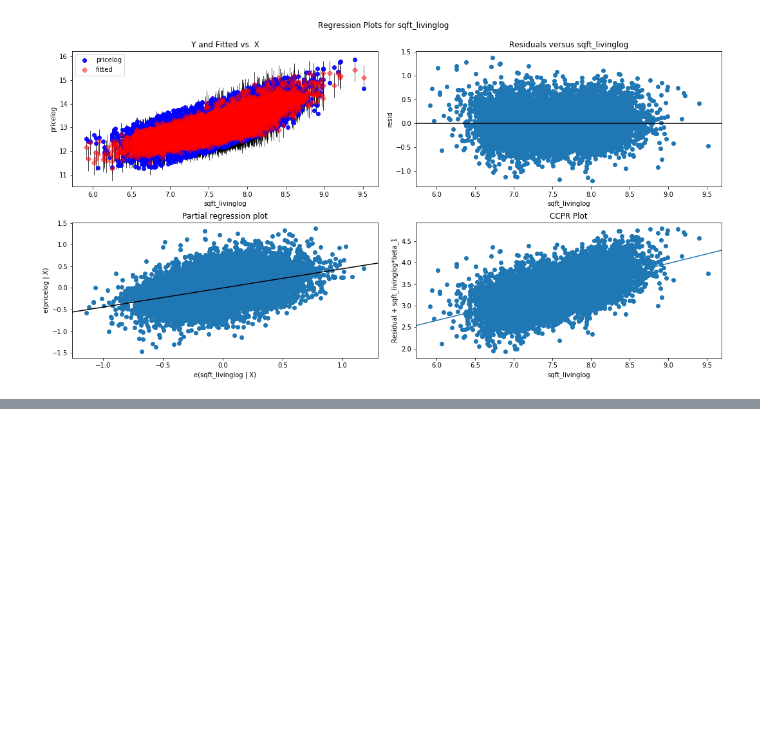
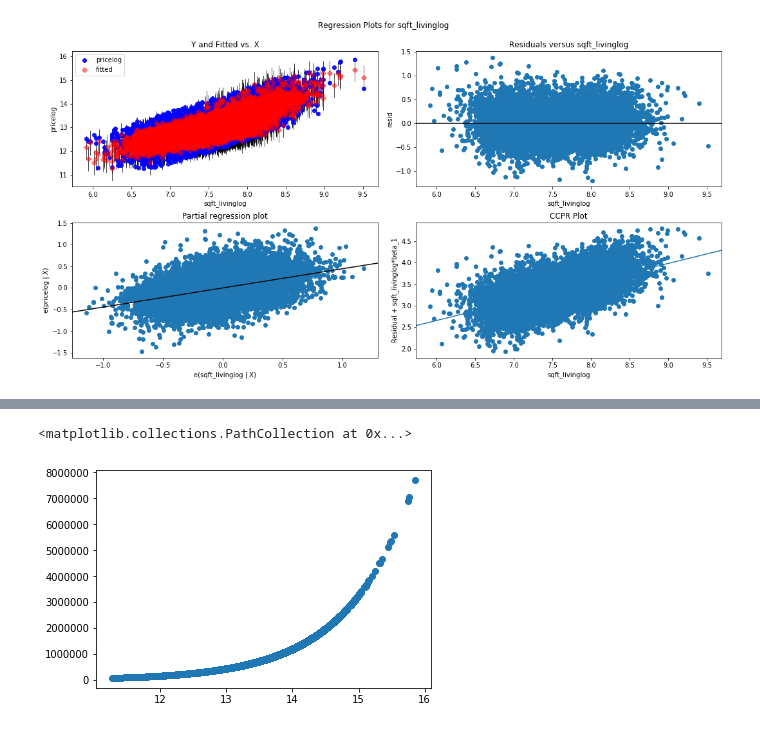
Before and after one commit to CjMullins87/M01-Project, a Jupyter notebook: EDA.ipynb, the cells around one changed output, grey strips where cells are left out. Cells and saved outputs as stored; diff of their text form; code cells hidden in the pictures; blank space fills up the shorter version.

```diff
--- a/EDA.ipynb
+++ b/EDA.ipynb
@@ -505,0 +518,5 @@ plt.show()
+# %%
+plt.scatter(df['pricelog'],df['price'])
+# %% [output]
+<matplotlib.collections.PathCollection at 0x...>
+[figure, added]
```
Also changed, not shown: parts of 11 cells of this notebook, 4 other files.
